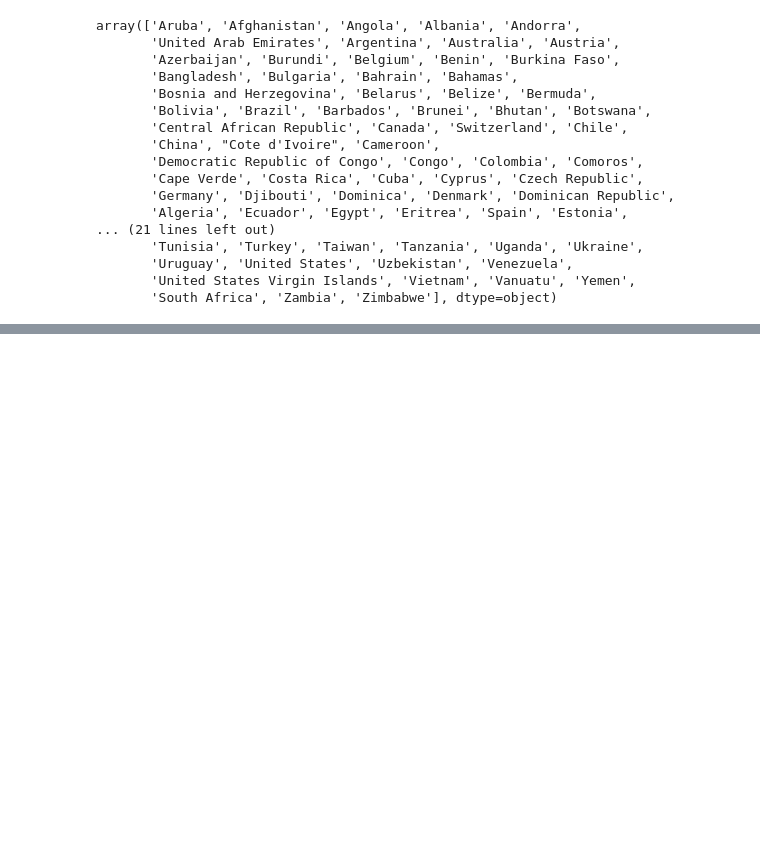
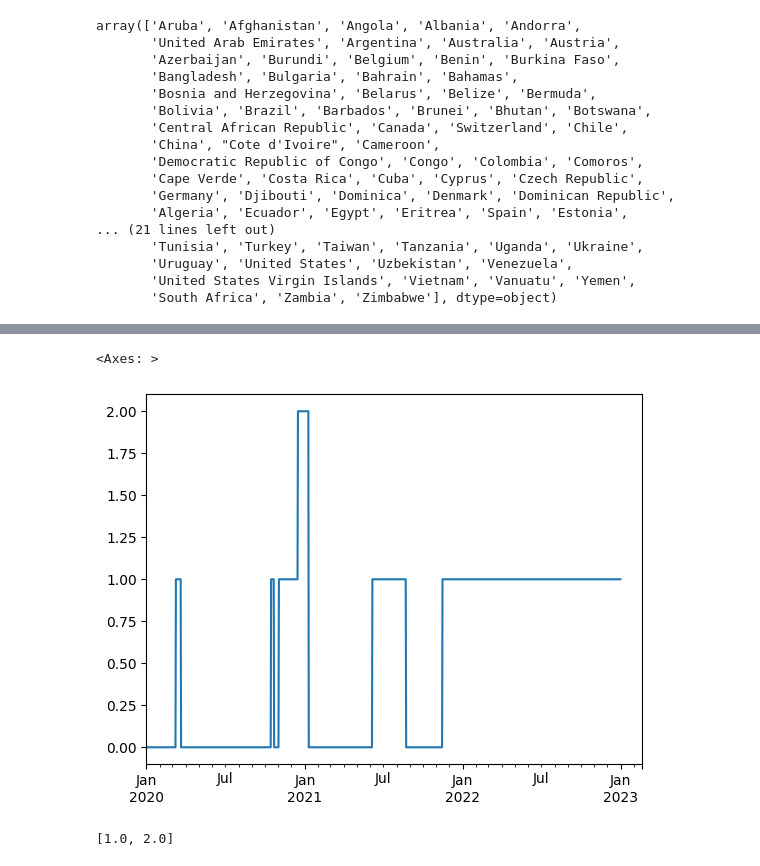
Before and after one commit to armsp/BDPP-23-Covid-Project, a Jupyter notebook: work/project/study_h.ipynb, the cells around one changed output, grey strips where cells are left out. Drawn from its saved outputs; the diff is of its cells as text; code cells hidden in the pictures; blank space fills up the shorter version.

```diff
--- a/work/project/study_h.ipynb
+++ b/work/project/study_h.ipynb
@@ -162,0 +218,13 @@ array(['Aruba', 'Afghanistan', 'Angola', 'Albania', 'Andorra',
+# %%
+# filter out only measures that are nation-wide and not only regionally targeted
+masked_series = (( flag_df.flag == 1 ) * series_df.series )
+masked_series.plot( )
+# %% [output]
+<Axes: >
+[figure, added]
+# %%
+import math
+nnz_values = [ v for v in masked_series.unique( ) if not math.isnan( v ) and not v == 0 ]
+nnz_values
+# %% [output]
+[1.0, 2.0]
```
Also changed, not shown: parts of 10 cells of this notebook, 25 other files.
